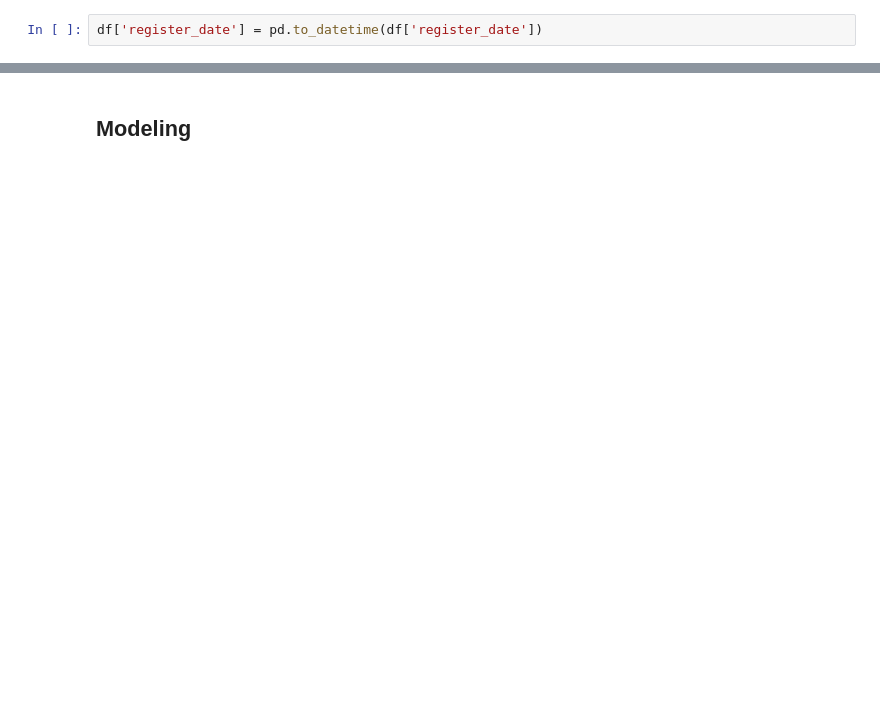
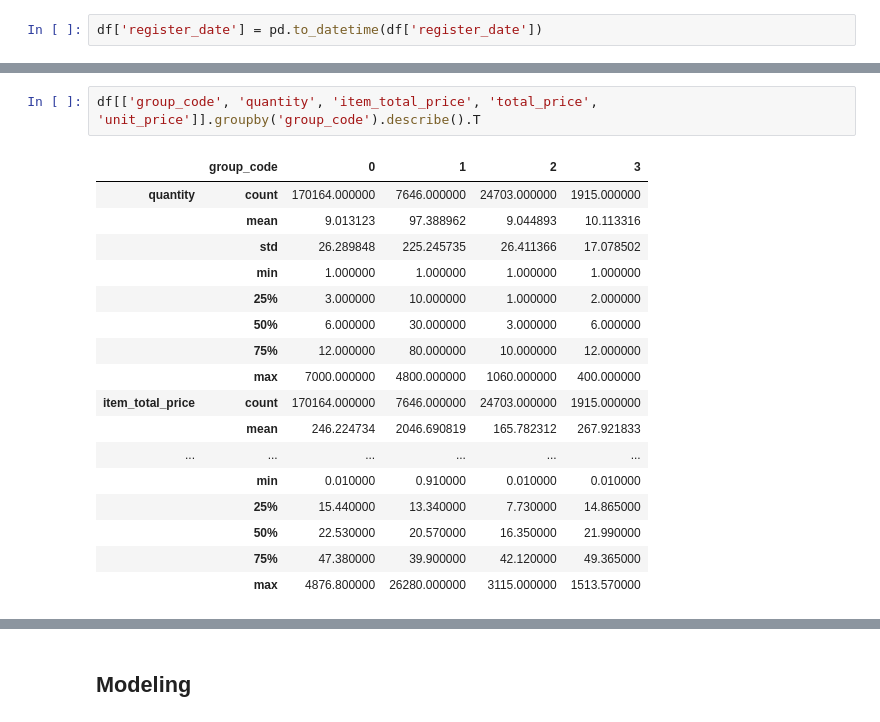
Before and after one commit to sergioalvesnicolau/Projeto---Case-Ambev, a Jupyter notebook: main.ipynb, the cells around one changed output, grey strips where cells are left out. Saved outputs shown, nothing was run; the diff lists cells and outputs as text; blank space fills up the shorter version.

```diff
--- a/Untitled.ipynb
+++ b/main.ipynb
@@ -221,0 +178,20 @@ dtype: int64
+# %%
+df[['group_code', 'quantity', 'item_total_price', 'total_price', 'unit_price']].groupby('group_code').describe().T
+# %% [output]
+|  | group_code | 0 | 1 | 2 | 3 |
+| quantity | count | 170164.000000 | 7646.000000 | 24703.000000 | 1915.000000 |
+|  | mean | 9.013123 | 97.388962 | 9.044893 | 10.113316 |
+|  | std | 26.289848 | 225.245735 | 26.411366 | 17.078502 |
+|  | min | 1.000000 | 1.000000 | 1.000000 | 1.000000 |
+|  | 25% | 3.000000 | 10.000000 | 1.000000 | 2.000000 |
+|  | 50% | 6.000000 | 30.000000 | 3.000000 | 6.000000 |
+|  | 75% | 12.000000 | 80.000000 | 10.000000 | 12.000000 |
+|  | max | 7000.000000 | 4800.000000 | 1060.000000 | 400.000000 |
+| item_total_price | count | 170164.000000 | 7646.000000 | 24703.000000 | 1915.000000 |
+|  | mean | 246.224734 | 2046.690819 | 165.782312 | 267.921833 |
+| ... | ... | ... | ... | ... | ... |
+|  | min | 0.010000 | 0.910000 | 0.010000 | 0.010000 |
+|  | 25% | 15.440000 | 13.340000 | 7.730000 | 14.865000 |
+|  | 50% | 22.530000 | 20.570000 | 16.350000 | 21.990000 |
+|  | 75% | 47.380000 | 39.900000 | 42.120000 | 49.365000 |
+|  | max | 4876.800000 | 26280.000000 | 3115.000000 | 1513.570000 |
```
Also changed, not shown: parts of 31 cells of this notebook, 2 other files.
